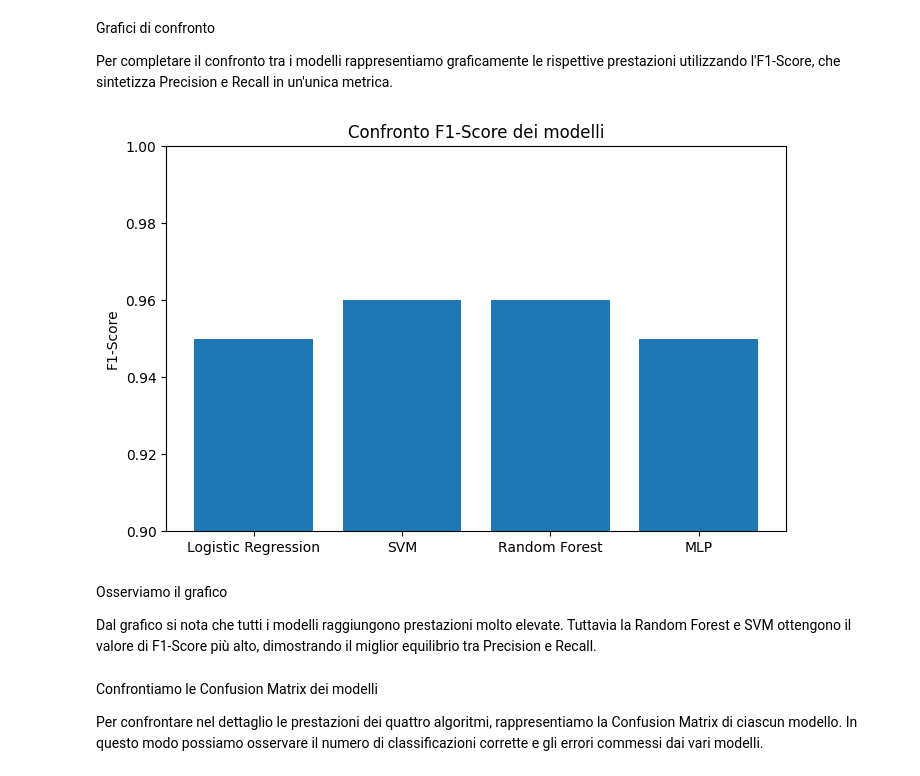
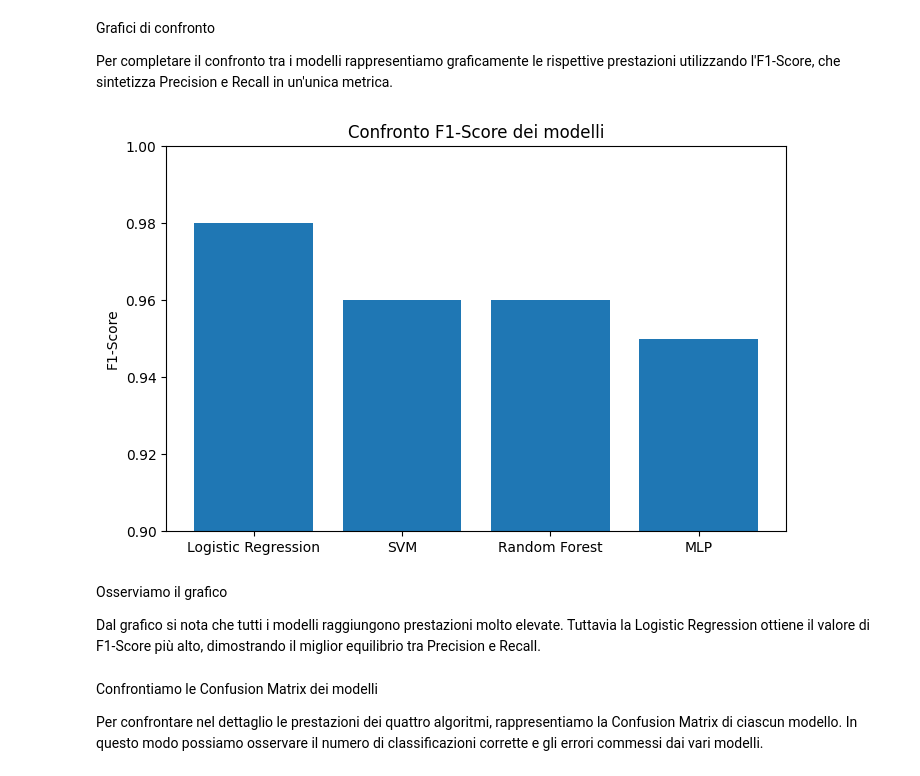
Before and after one commit to AntoninoCardillo2/ProgettoML_Cardillo_Ragazzini, a Jupyter notebook: Analisi_Predittiva_Breast_Cancer.ipynb, the cells around one changed output. Drawn from its saved outputs; the diff is of its cells as text; code cells hidden in the pictures.

Commit message:
Implementato la GridSearchCV anche per il modello Logistic Regression. Modificato la valutazione dei modelli

```diff
--- a/Analisi_Predittiva_Breast_Cancer.ipynb
+++ b/Analisi_Predittiva_Breast_Cancer.ipynb
@@ -674,20 +677,20 @@ Grafici di confronto
 Per completare il confronto tra i modelli rappresentiamo graficamente le rispettive prestazioni utilizzando l'F1-Score, che sintetizza Precision e Recall in un'unica metrica.
 # %%
 modelli = ['Logistic Regression', 'SVM', 'Random Forest', 'MLP']
-f1 = [0.95, 0.96, 0.96, 0.95]
+f1 = [0.98, 0.96, 0.96, 0.95]
 
 plt.figure(figsize=(8,5))
 plt.bar(modelli, f1)
 plt.title('Confronto F1-Score dei modelli')
 plt.ylabel('F1-Score')
 plt.ylim(0.90,1.00)
 plt.show()
 # %% [output]
-[figure, old version]
+[figure, new version]
 # %% [markdown]
 Osserviamo il grafico
 
-Dal grafico si nota che tutti i modelli raggiungono prestazioni molto elevate. Tuttavia la Random Forest e SVM ottengono il valore di F1-Score più alto, dimostrando il miglior equilibrio tra Precision e Recall.
+Dal grafico si nota che tutti i modelli raggiungono prestazioni molto elevate. Tuttavia la Logistic Regression ottiene il valore di F1-Score più alto, dimostrando il miglior equilibrio tra Precision e Recall.
 # %% [markdown]
 Confrontiamo le Confusion Matrix dei modelli
 
```
Also changed, not shown: parts of 17 cells of this notebook.
